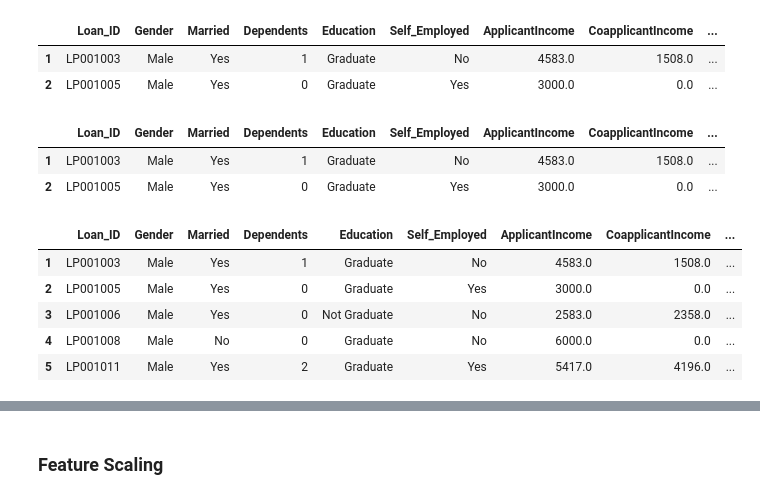
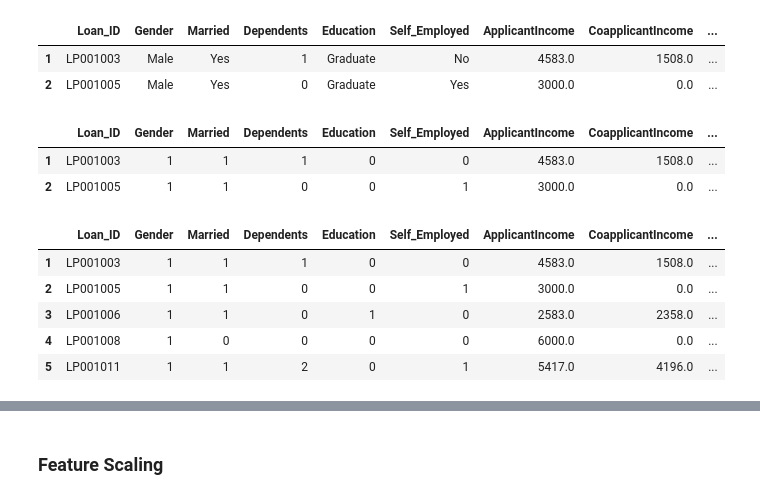
Before and after one commit to KudoroEsther/Files_Backend, a Jupyter notebook: HomeLoan_Preprocessing.ipynb, the cells around one changed output, grey strips where cells are left out. Cells and saved outputs as stored; diff of their text form; code cells hidden in the pictures.

```diff
--- a/HomeLoan_Preprocessing.ipynb
+++ b/HomeLoan_Preprocessing.ipynb
@@ -115,5 +115,5 @@ df["Credit_History"] = df['Credit_History'].fillna(0)
 be = BinaryEncoder()
 le = LabelEncoder()
 # %%
-df["Loan_Status"] = le.fit_transform(df["Loan_Status"])
-df[["Loan_Status"]]
+# df["Loan_Status"] = le.fit_transform(df["Loan_Status"])
+# df[["Loan_Status"]]
@@ -300,11 +294,11 @@ No duplicates to remove (as expected from EDA)
 print("=== OUTLIER TREATMENT (IQR-CAPPING METHOD) ===")
 print("EDA recommended IQR-capping for extreme features to preserve data points")
 
-numerical_cols = df_processed.select_dtypes(include=[np.number]).columns.tolist()
-if "Loan_Status_Int" in numerical_cols:
-    numerical_cols.remove("Loan_Status_Int")
-    numerical_cols.remove("Credit_History")
+numerical_cols = df_processed.select_dtypes(include='number').columns
+numerical_cols = numerical_cols.drop(["Loan_Amount_Term","Credit_History"])
+
 print(f"Treating outliers in {len(numerical_cols)} numerical features...")
+print(numerical_cols)
 
 #Applying IQR-capping method
 outliers_capped = 0
@@ -436,26 +433,26 @@ df_processed.head(2)
 # %%
 #Encoding
 le = LabelEncoder()
-binary_col = ["Gender", "Married", "Education", "Self_Employed"]
+binary_col = ["Gender", "Married", "Education", "Self_Employed", "Loan_Status"]
 for col in binary_col:
-    df[col] = le.fit_transform(df_processed[col])
+    df_processed[col] = le.fit_transform(df_processed[col])
 
 # df[["Gender", "Married", "Education", "Self_Employed"]]
 # df.head(2)
 
 ohe = OneHotEncoder(sparse_output=False, drop="first")
 df_processed["Property_Area"] = ohe.fit_transform(df[["Property_Area"]])
 df_processed.head(2)
 # %% [output]
 |  | Loan_ID | Gender | Married | Dependents | Education | Self_Employed | ApplicantIncome | CoapplicantIncome | ... |
-| 1 | LP001003 | Male | Yes | 1 | Graduate | No | 4583.0 | 1508.0 | ... |
-| 2 | LP001005 | Male | Yes | 0 | Graduate | Yes | 3000.0 | 0.0 | ... |
+| 1 | LP001003 | 1 | 1 | 1 | 0 | 0 | 4583.0 | 1508.0 | ... |
+| 2 | LP001005 | 1 | 1 | 0 | 0 | 1 | 3000.0 | 0.0 | ... |
 # %%
 df_processed.head()
 # %% [output]
 |  | Loan_ID | Gender | Married | Dependents | Education | Self_Employed | ApplicantIncome | CoapplicantIncome | ... |
-| 1 | LP001003 | Male | Yes | 1 | Graduate | No | 4583.0 | 1508.0 | ... |
-| 2 | LP001005 | Male | Yes | 0 | Graduate | Yes | 3000.0 | 0.0 | ... |
-| 3 | LP001006 | Male | Yes | 0 | Not Graduate | No | 2583.0 | 2358.0 | ... |
-| 4 | LP001008 | Male | No | 0 | Graduate | No | 6000.0 | 0.0 | ... |
-| 5 | LP001011 | Male | Yes | 2 | Graduate | Yes | 5417.0 | 4196.0 | ... |
+| 1 | LP001003 | 1 | 1 | 1 | 0 | 0 | 4583.0 | 1508.0 | ... |
+| 2 | LP001005 | 1 | 1 | 0 | 0 | 1 | 3000.0 | 0.0 | ... |
+| 3 | LP001006 | 1 | 1 | 0 | 1 | 0 | 2583.0 | 2358.0 | ... |
+| 4 | LP001008 | 1 | 0 | 0 | 0 | 0 | 6000.0 | 0.0 | ... |
+| 5 | LP001011 | 1 | 1 | 2 | 0 | 1 | 5417.0 | 4196.0 | ... |
```
Also changed, not shown: parts of 19 cells of this notebook.
